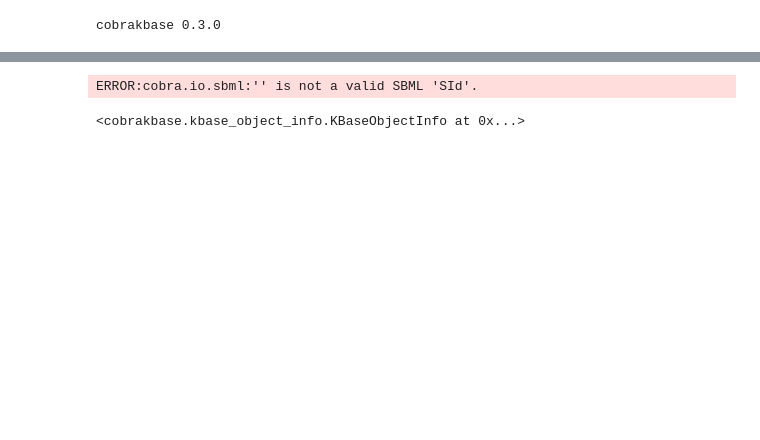
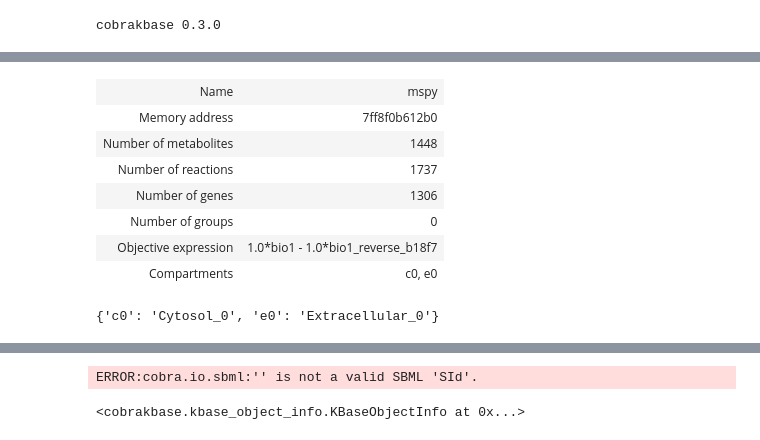
Before and after one commit to Fxe/cobrakbase, a Jupyter notebook: examples/CobraKBase/gpr.ipynb, the cells around one changed output, grey strips where cells are left out. Saved outputs shown, nothing was run; the diff lists cells and outputs as text; code cells hidden in the pictures; blank space fills up the shorter version.

Commit message:
drain list + fbamodel IO

```diff
--- a/examples/CobraKBase/gpr.ipynb
+++ b/examples/CobraKBase/gpr.ipynb
@@ -7,0 +27,9 @@ cobrakbase 0.3.0
+# %%
+genome = kbase.get_from_ws('12218/484/3')
+#template = kbase.get_from_ws('12998/10/6')
+template_with_drains = kbase.get_from_ws('12218/510/1')
+# %%
+template_with_drains.add_drain('cpd02701_c', 0, 100)
+template_with_drains.add_drain('cpd11416_c', 0, 10)
+template_with_drains.add_drain('cpd15302_c', 0, 1000)
+template_with_drains.add_drain('cpd00001_c', -1, 1000)
@@ -7,0 +56,6 @@ cobrakbase 0.3.0
+# %%
+%run /home/fliu/workspace/python3/ModelSEEDpy/modelseedpy/core/msbuilder.py
+%run /home/fliu/workspace/python3/cobrakbase/cobrakbase/core/kbasefba/fbamodel.py
+ms_builder = MSBuilder(genome, template_with_drains)
+fbamodel = FBAModel({'id': 'test', 'name': 'mspy'}, None, None)
+model = ms_builder.build(fbamodel, '0', allow_all_non_grp_reactions=False, annotate_with_rast=False)
@@ -7,0 +160,16 @@ cobrakbase 0.3.0
+# %%
+model_mspy = ms_builder.build('mspy', annotate_with_rast=False)
+model_mspy
+# %% [output]
+| Name | mspy |
+| Memory address | 7ff8f0b612b0 |
+| Number of metabolites | 1448 |
+| Number of reactions | 1737 |
+| Number of genes | 1306 |
+| Number of groups | 0 |
+| Objective expression | 1.0*bio1 - 1.0*bio1_reverse_b18f7 |
+| Compartments | c0, e0 |
+# %%
+model_kbase.compartments
+# %% [output]
+{'c0': 'Cytosol_0', 'e0': 'Extracellular_0'}
```
Also changed, not shown: parts of 54 cells of this notebook, 11 other files.
